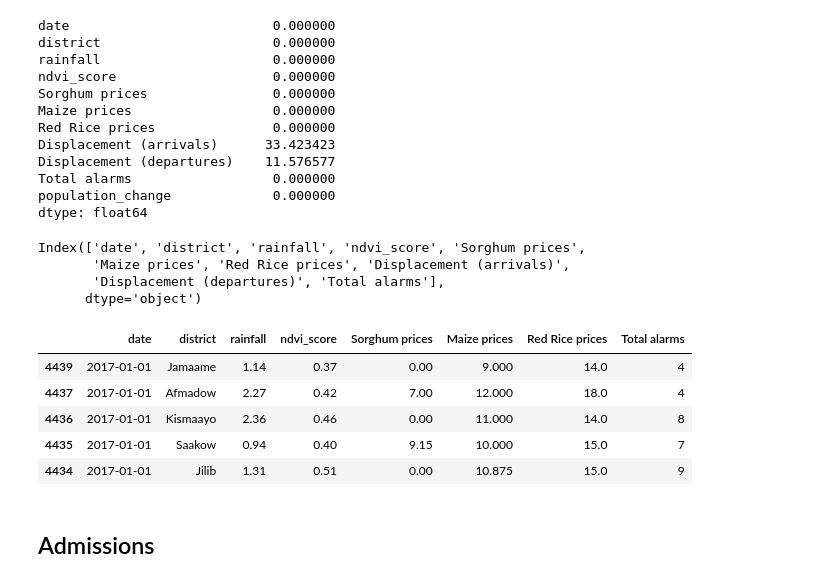
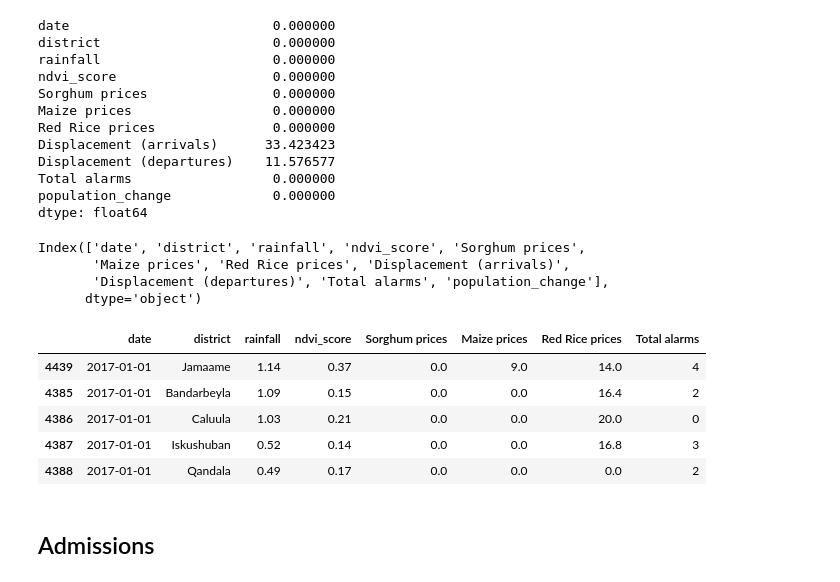
Before and after one commit to abroniewski/Child-Wasting-Prediction, a Jupyter notebook: notebooks/variable_exploration_feature_engineering.ipynb, the cells around one changed output. Drawn from its saved outputs; the diff is of its cells as text; code cells hidden in the pictures.

```diff
--- a/notebooks/variable_exploration_feature_engineering.ipynb
+++ b/notebooks/variable_exploration_feature_engineering.ipynb
@@ -37,6 +37,7 @@ locations_df = pd.read_csv("https://raw.githubusercontent.com/abroniewski/Child-
 prevalence_estimates_df = pd.read_csv("https://raw.githubusercontent.com/abroniewski/Child-Wasting-Prediction/main/data/ZHL/prevalence_estimates.csv")
 productions_df = pd.read_csv("https://raw.githubusercontent.com/abroniewski/Child-Wasting-Prediction/main/data/ZHL/production.csv")
 # %%
+# function to fill the missing values, to be filled after groupby each distrct with linear interpolation
 # df format - 1st column district, remaining columns numeric values
 def fill_missing_vals(df):
     filling_cols = list(df.columns)[1:]
@@ -48,7 +49,7 @@ def fill_missing_vals(df):
     # missing_df_temp_1[filling_cols] = missing_df_temp_1.groupby('district').apply(lambda group: group.interpolate())
     # for each group interpolate, then bfill, if still empty put 0
     for name,group in df.groupby('district'):
-        group = group.interpolate().bfill().fillna(0)
+        group = group.interpolate().bfill().ffill().fillna(0)
         df.loc[df['district'] ==  name] = group
 
     return df
@@ -240,19 +244,18 @@ risk_factors_df_updated.columns
 # %% [output]
 Index(['date', 'district', 'rainfall', 'ndvi_score', 'Sorghum prices',
        'Maize prices', 'Red Rice prices', 'Displacement (arrivals)',
-       'Displacement (departures)', 'Total alarms'],
+       'Displacement (departures)', 'Total alarms', 'population_change'],
       dtype='object')
 # %%
-risk_factors_df_updated = risk_factors_df_updated[['date', 'district', 'rainfall', 'ndvi_score', 'Sorghum prices',
-       'Maize prices', 'Red Rice prices','Total alarms']]
+risk_factors_df_updated = risk_factors_df_updated[['date', 'district', 'rainfall', 'ndvi_score', 'Sorghum prices','Maize prices', 'Red Rice prices','Total alarms']]
 risk_factors_df_updated.head()
 # %% [output]
 |  | date | district | rainfall | ndvi_score | Sorghum prices | Maize prices | Red Rice prices | Total alarms |
-| 4439 | 2017-01-01 | Jamaame | 1.14 | 0.37 | 0.00 | 9.000 | 14.0 | 4 |
-| 4437 | 2017-01-01 | Afmadow | 2.27 | 0.42 | 7.00 | 12.000 | 18.0 | 4 |
-| 4436 | 2017-01-01 | Kismaayo | 2.36 | 0.46 | 0.00 | 11.000 | 14.0 | 8 |
-| 4435 | 2017-01-01 | Saakow | 0.94 | 0.40 | 9.15 | 10.000 | 15.0 | 7 |
-| 4434 | 2017-01-01 | Jilib | 1.31 | 0.51 | 0.00 | 10.875 | 15.0 | 9 |
+| 4439 | 2017-01-01 | Jamaame | 1.14 | 0.37 | 0.0 | 9.0 | 14.0 | 4 |
+| 4385 | 2017-01-01 | Bandarbeyla | 1.09 | 0.15 | 0.0 | 0.0 | 16.4 | 2 |
+| 4386 | 2017-01-01 | Caluula | 1.03 | 0.21 | 0.0 | 0.0 | 20.0 | 0 |
+| 4387 | 2017-01-01 | Iskushuban | 0.52 | 0.14 | 0.0 | 0.0 | 16.8 | 3 |
+| 4388 | 2017-01-01 | Qandala | 0.49 | 0.17 | 0.0 | 0.0 | 0.0 | 2 |
 # %% [markdown]
 ## Admissions
 # %% [markdown]
```
Also changed, not shown: parts of 9 cells of this notebook.
